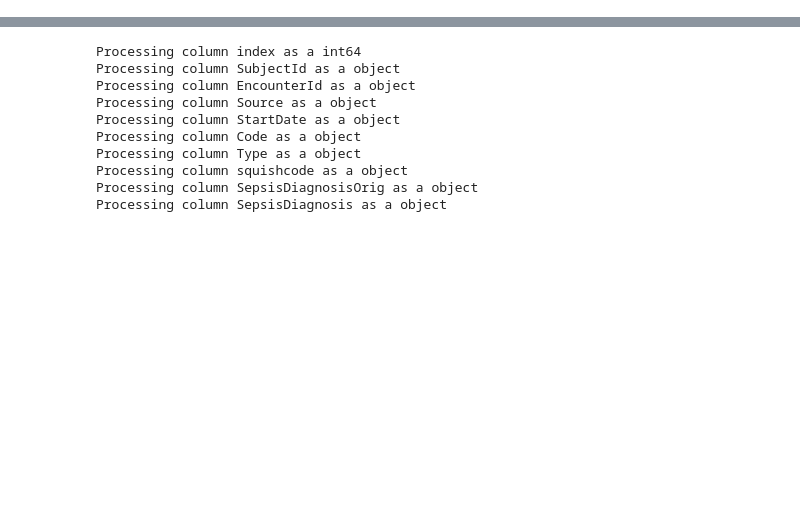
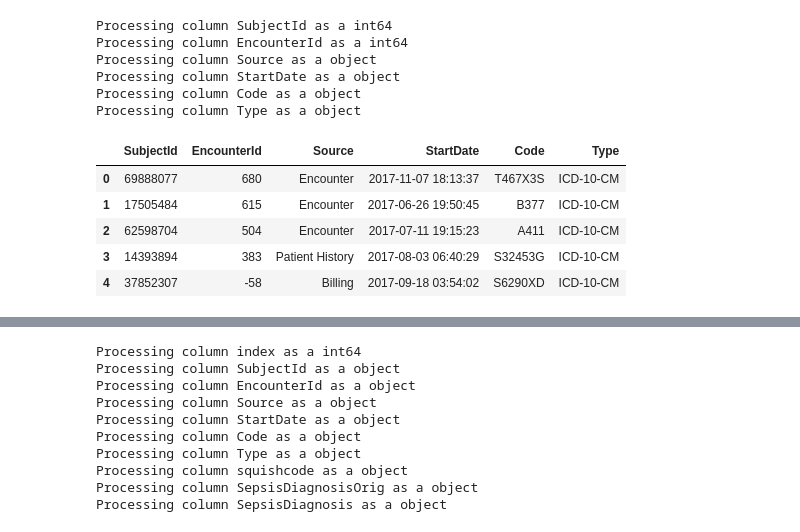
Before and after one commit to CUD2V/kungfauxpandas, a Jupyter notebook: sourcecode/python/kfp_test.ipynb, the cells around one changed output, grey strips where cells are left out. Drawn from its saved outputs; the diff is of its cells as text; code cells hidden in the pictures; blank space fills up the shorter version.

```diff
--- a/sourcecode/python/kfp_test.ipynb
+++ b/sourcecode/python/kfp_test.ipynb
@@ -57,3 +56,20 @@ Processing column SepsisDiagnosis as a object
+# %%
+kfpd.plugin = KDEPlugin()
+fdf=kfpd.read_sql(sql,conn)
+fdf.head()
+# %% [output]
+Processing column SubjectId as a int64
+Processing column EncounterId as a int64
+Processing column Source as a object
+Processing column StartDate as a object
+Processing column Code as a object
+Processing column Type as a object
+|  | SubjectId | EncounterId | Source | StartDate | Code | Type |
+| 0 | 69888077 | 680 | Encounter | 2017-11-07 18:13:37 | T467X3S | ICD-10-CM |
+| 1 | 17505484 | 615 | Encounter | 2017-06-26 19:50:45 | B377 | ICD-10-CM |
+| 2 | 62598704 | 504 | Encounter | 2017-07-11 19:15:23 | A411 | ICD-10-CM |
+| 3 | 14393894 | 383 | Patient History | 2017-08-03 06:40:29 | S32453G | ICD-10-CM |
+| 4 | 37852307 | -58 | Billing | 2017-09-18 03:54:02 | S6290XD | ICD-10-CM |
 # %%
 col = 'Code'
 out_dict = dict()
```
Also changed, not shown: parts of 7 cells of this notebook, 4 other files.
